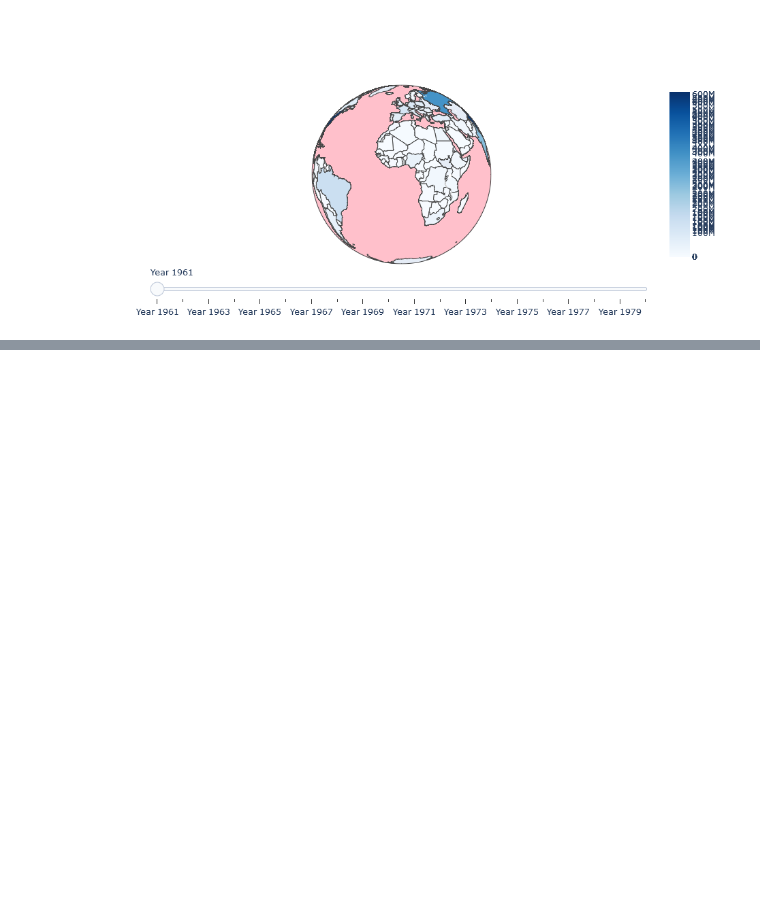
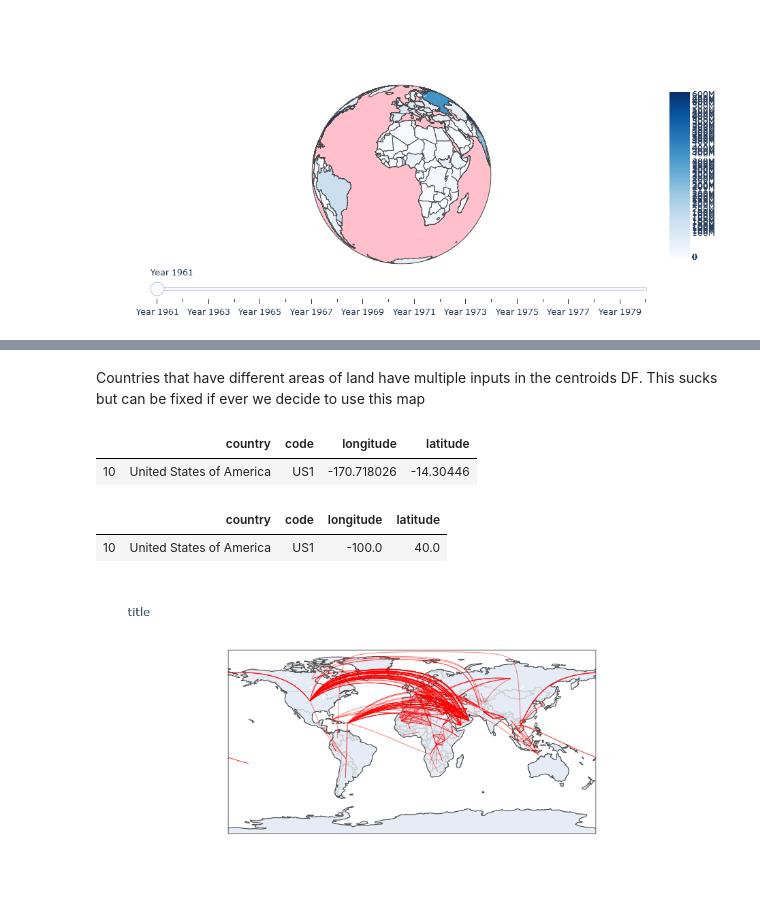
Before and after one commit to pull-fiction/make-crops-not-war, a Jupyter notebook: notebooks/Maps.ipynb, the cells around one changed output, grey strips where cells are left out. Saved outputs shown, nothing was run; the diff lists cells and outputs as text; code cells hidden in the pictures; blank space fills up the shorter version.

Commit message:
added another type of map to maps

```diff
--- a/notebooks/Maps.ipynb
+++ b/notebooks/Maps.ipynb
@@ -176,0 +244,9 @@ plotly.offline.iplot(fig3)
+# %% [markdown]
+Countries that have different areas of land have multiple inputs in the centroids DF. This sucks but can be fixed if ever we decide to use this map
+# %%
+country_centroids_df.drop_duplicates(subset="country", inplace = True)
+# %%
+country_centroids_df.loc[country_centroids_df['country'] == 'United States of America']
+# %% [output]
+|  | country | code | longitude | latitude |
+| 10 | United States of America | US1 | -170.718026 | -14.30446 |
@@ -176,0 +266,42 @@ plotly.offline.iplot(fig3)
+# %%
+country_centroids_df.loc[country_centroids_df['country'] == 'United States of America']
+# %% [output]
+|  | country | code | longitude | latitude |
+| 10 | United States of America | US1 | -100.0 | 40.0 |
+# %%
+fig = go.Figure()
+# %%
+# Skipping errors for now just to see a result. Country names are not all the same in the two DFs at this point
+
+for i in range(len(final_wars_df)):
+    try:
+        fig.add_trace(
+            go.Scattergeo(
+                locationmode = 'country names',
+                lon = ([country_centroids_df.loc[country_centroids_df['country'] == final_wars_df['participant'][i]]['longitude'].values[0],
+                   country_centroids_df.loc[country_centroids_df['country'] == final_wars_df['country'][i]]['longitude'].values[0]]),
+                lat = ([country_centroids_df.loc[country_centroids_df['country'] == final_wars_df['participant'][i]]['latitude'].values[0],
+                   country_centroids_df.loc[country_centroids_df['country'] == final_wars_df['country'][i]]['latitude'].values[0]]),
+                mode = 'lines',
+                line = dict(width = 0.5,color = 'red'),
+        )
+    )
+    except:
+        pass
+# %%
+fig.update_layout(
+    title_text = 'title',
+    showlegend = False,
+    geo = go.layout.Geo(
+        scope = 'world',
+        projection_type = 'equirectangular',
+        showland = True,
+        showcountries = True,
+        #landcolor = 'rgb(243, 243, 243)',
+        countrycolor = 'rgb(204, 204, 204)',
+    ),
+)
+
+fig.show()
+# %% [output]
+[figure, added]
```
Also changed, not shown: parts of 8 cells of this notebook, 3 other files.
